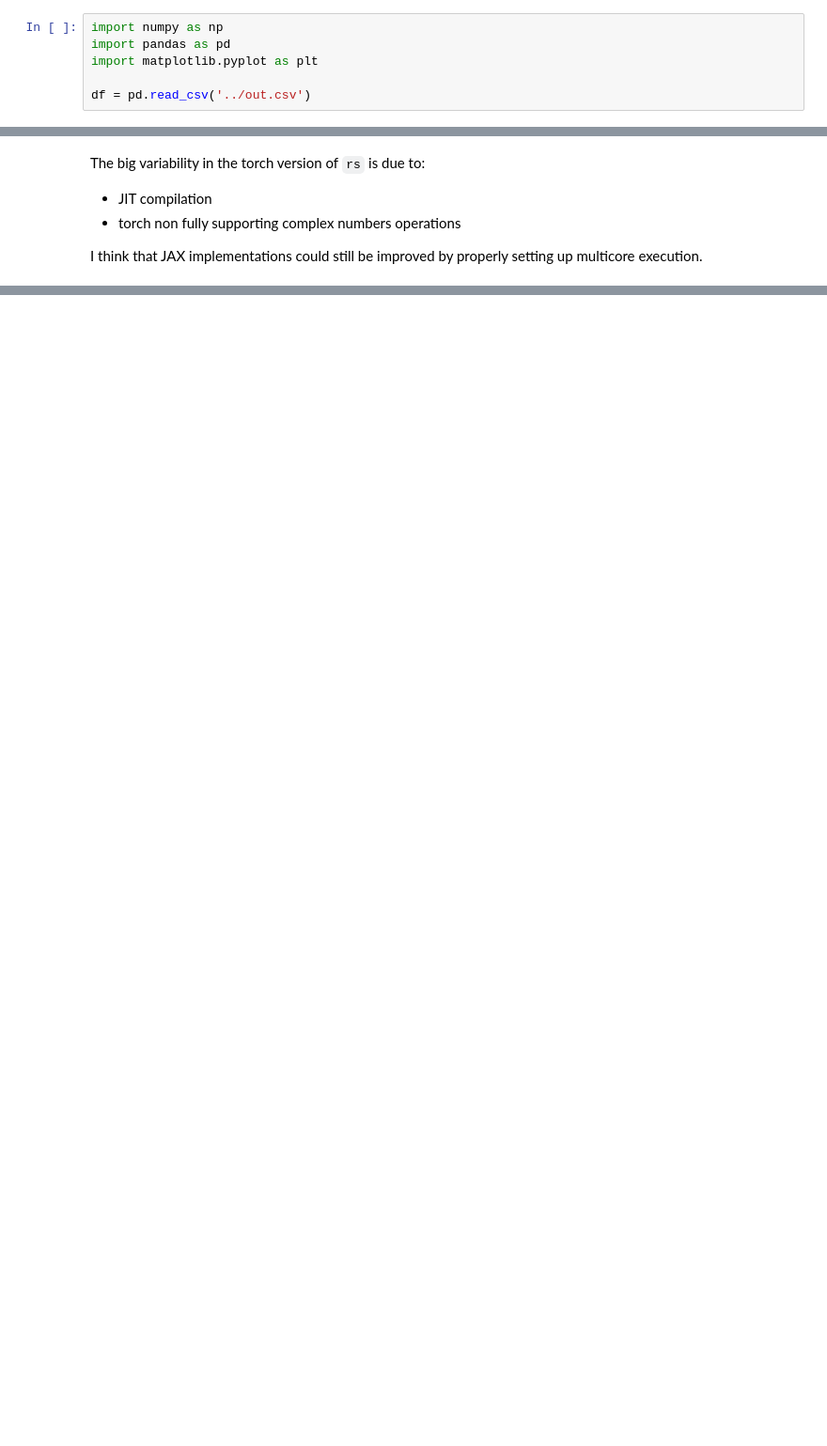
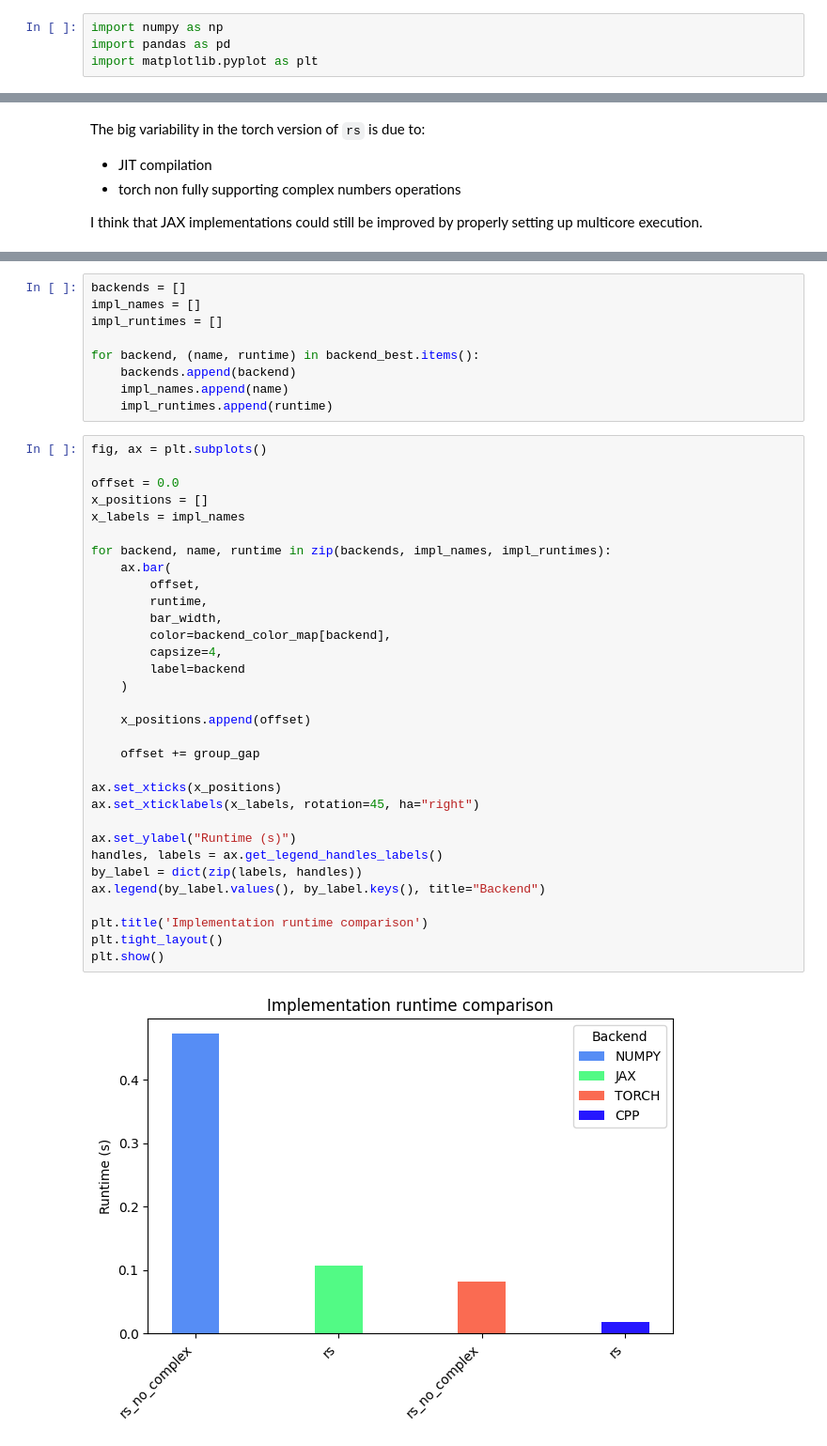
Before and after one commit to FattiMei/slm-porting, a Jupyter notebook: analysis/verification.ipynb, the cells around one changed output, grey strips where cells are left out. Shown at 94% size. Saved outputs shown, nothing was run; the diff lists cells and outputs as text; blank space fills up the shorter version.

```diff
--- a/analysis/verification.ipynb
+++ b/analysis/verification.ipynb
@@ -7,5 +10,3 @@ This notebook is meant to perform some statistical analysis on the csv reports f
 import numpy as np
 import pandas as pd
 import matplotlib.pyplot as plt
-
-df = pd.read_csv('../out.csv')
@@ -170,0 +378,43 @@ I think that JAX implementations could still be improved by properly setting up
+# %%
+backends = []
+impl_names = []
+impl_runtimes = []
+
+for backend, (name, runtime) in backend_best.items():
+    backends.append(backend)
+    impl_names.append(name)
+    impl_runtimes.append(runtime)
+# %%
+fig, ax = plt.subplots()
+
+offset = 0.0
+x_positions = []
+x_labels = impl_names
+
+for backend, name, runtime in zip(backends, impl_names, impl_runtimes):
+    ax.bar(
+        offset,
+        runtime,
+        bar_width,
+        color=backend_color_map[backend],
+        capsize=4,
+        label=backend
+    )
+
+    x_positions.append(offset)
+
+    offset += group_gap
+
+ax.set_xticks(x_positions)
+ax.set_xticklabels(x_labels, rotation=45, ha="right")
+
+ax.set_ylabel("Runtime (s)")
+handles, labels = ax.get_legend_handles_labels()
+by_label = dict(zip(labels, handles))
+ax.legend(by_label.values(), by_label.keys(), title="Backend")
+
+plt.title('Implementation runtime comparison')
+plt.tight_layout()
+plt.show()
+# %% [output]
+[figure, added]
```
Also changed, not shown: parts of 18 cells of this notebook, 1 other file.
